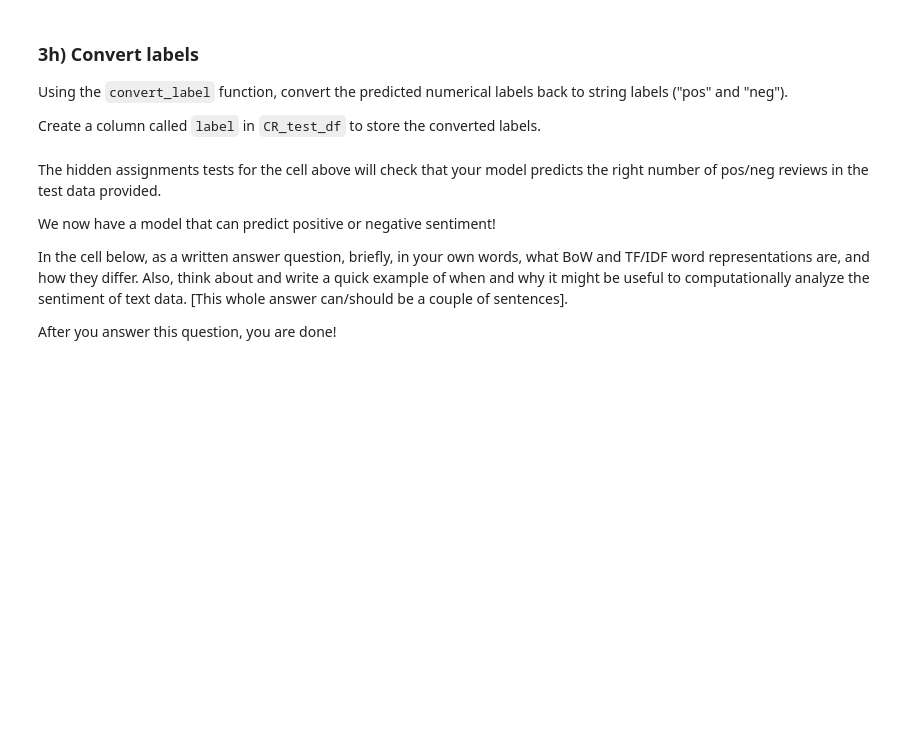
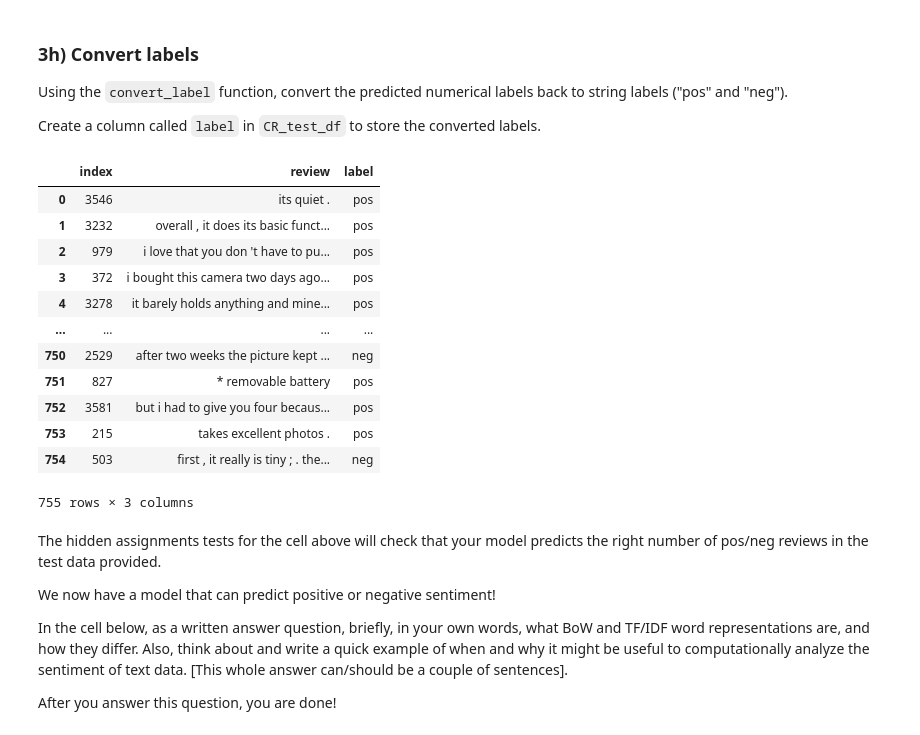
Before and after one commit to ashesh8500/cogs108hw, a Jupyter notebook: A4_COGS108_WI24/A4_NLP.ipynb, the cells around one changed output. Drawn from its saved outputs; the diff is of its cells as text; code cells hidden in the pictures; blank space fills up the shorter version.

```diff
--- a/A4_COGS108_WI24/A4_NLP.ipynb
+++ b/A4_COGS108_WI24/A4_NLP.ipynb
@@ -442,4 +593,5 @@ assert isinstance(CR_df['Y'], pd.Series)
 Transform reviews `CR_df["review"]` into vectors using the `tfidf` vectorizer we created in part 2. Save the transformed data into a variable called `CR_tfidf_X`.
 # %%
 # YOUR CODE HERE
-raise NotImplementedError()
+CR_tfidf_X = tfidf.fit_transform(CR_df["review"]).toarray()
+CR_tfidf_X
@@ -466,7 +632,7 @@ Train an SVM classifier on the samples `CR_train_X` and the labels `CR_train_Y`:
 Note: training your model may take many seconds / up to a few minutes to run.
 # %%
 # YOUR CODE HERE
-raise NotImplementedError()
+CR_clf = train_SVM(CR_train_X,CR_train_Y)
 # %%
 assert isinstance(CR_clf, SVC)
 # %% [markdown]
@@ -495,0 +668,5 @@ raise NotImplementedError()
+# %%
+# YOUR CODE HERE
+predictions = CR_clf.predict(CR_test_X)
+CR_pred_test_Y = pd.DataFrame(predictions, columns=['label'])
+CR_pred_test_Y.head()
@@ -509,3 +690,22 @@ raise NotImplementedError()
+# %%
+# YOUR CODE HERE
+CR_pred_test_Y['label'] = CR_pred_test_Y['label'].apply(convert_label, direction='tolabel')
+CR_test_df['label'] = CR_pred_test_Y['label']
+CR_test_df
+# %% [output]
+|  | index | review | label |
+| 0 | 3546 | its quiet . | pos |
+| 1 | 3232 | overall , it does its basic funct... | pos |
+| 2 | 979 | i love that you don 't have to pu... | pos |
+| 3 | 372 | i bought this camera two days ago... | pos |
+| 4 | 3278 | it barely holds anything and mine... | pos |
+| ... | ... | ... | ... |
+| 750 | 2529 | after two weeks the picture kept ... | neg |
+| 751 | 827 | * removable battery | pos |
+| 752 | 3581 | but i had to give you four becaus... | pos |
+| 753 | 215 | takes excellent photos . | pos |
+| 754 | 503 | first , it really is tiny ; . the... | neg |
+755 rows × 3 columns
 # %%
 assert isinstance(CR_test_df['label'], pd.Series)
 assert set(CR_test_df['label']) == {'neg', 'pos'}
```
Also changed, not shown: parts of 48 cells of this notebook.
